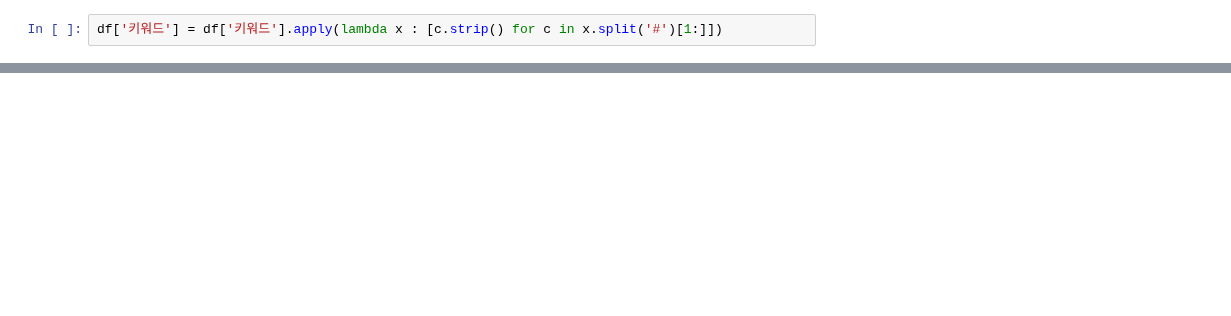
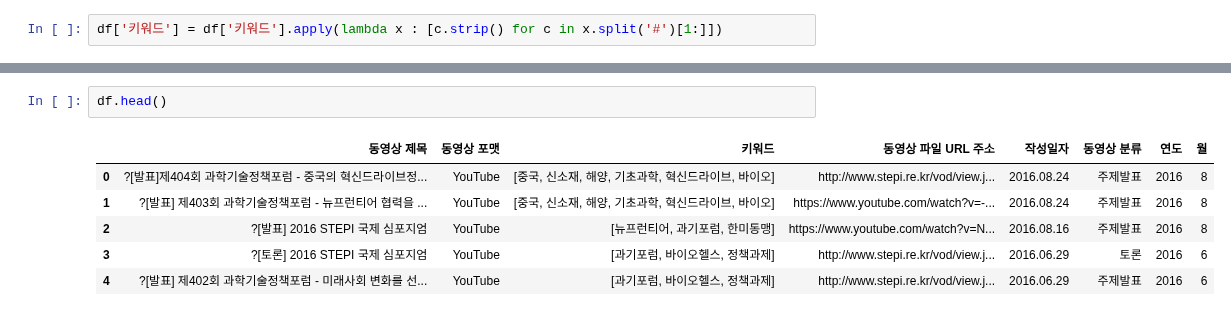
Before and after one commit to jsh0551/data_analysis_practice, a Jupyter notebook: 공공데이터포털/과학기술정책연구원_과학기술정책 동영상 정보.ipynb, the cells around one changed output, grey strips where cells are left out. Drawn from its saved outputs; the diff is of its cells as text; blank space fills up the shorter version.

Commit message:
과학기술정책연구원_과학기술정책 동영상 정보

```diff
--- a/공공데이터포털/과학기술정책연구원_과학기술정책 동영상 정보.ipynb
+++ b/공공데이터포털/과학기술정책연구원_과학기술정책 동영상 정보.ipynb
@@ -72,0 +92,9 @@ df['동영상 파일 URL 주소'] = df['동영상 파일 URL 주소'].apply(conv
+# %%
+df.head()
+# %% [output]
+|  | 동영상 제목 | 동영상 포맷 | 키워드 | 동영상 파일 URL 주소 | 작성일자 | 동영상 분류 | 연도 | 월 |
+| 0 | ?[발표]제404회 과학기술정책포럼 - 중국의 혁신드라이브정... | YouTube | [중국, 신소재, 해양, 기초과학, 혁신드라이브, 바이오] | http://www.stepi.re.kr/vod/view.j... | 2016.08.24 | 주제발표 | 2016 | 8 |
+| 1 | ?[발표] 제403회 과학기술정책포럼 - 뉴프런티어 협력을 ... | YouTube | [중국, 신소재, 해양, 기초과학, 혁신드라이브, 바이오] | https://www.youtube.com/watch?v=-... | 2016.08.24 | 주제발표 | 2016 | 8 |
+| 2 | ?[발표] 2016 STEPI 국제 심포지엄 | YouTube | [뉴프런티어, 과기포럼, 한미동맹] | https://www.youtube.com/watch?v=N... | 2016.08.16 | 주제발표 | 2016 | 8 |
+| 3 | ?[토론] 2016 STEPI 국제 심포지엄 | YouTube | [과기포럼, 바이오헬스, 정책과제] | http://www.stepi.re.kr/vod/view.j... | 2016.06.29 | 토론 | 2016 | 6 |
+| 4 | ?[발표] 제402회 과학기술정책포럼 - 미래사회 변화를 선... | YouTube | [과기포럼, 바이오헬스, 정책과제] | http://www.stepi.re.kr/vod/view.j... | 2016.06.29 | 주제발표 | 2016 | 6 |
```
Also changed, not shown: parts of 11 cells of this notebook.
